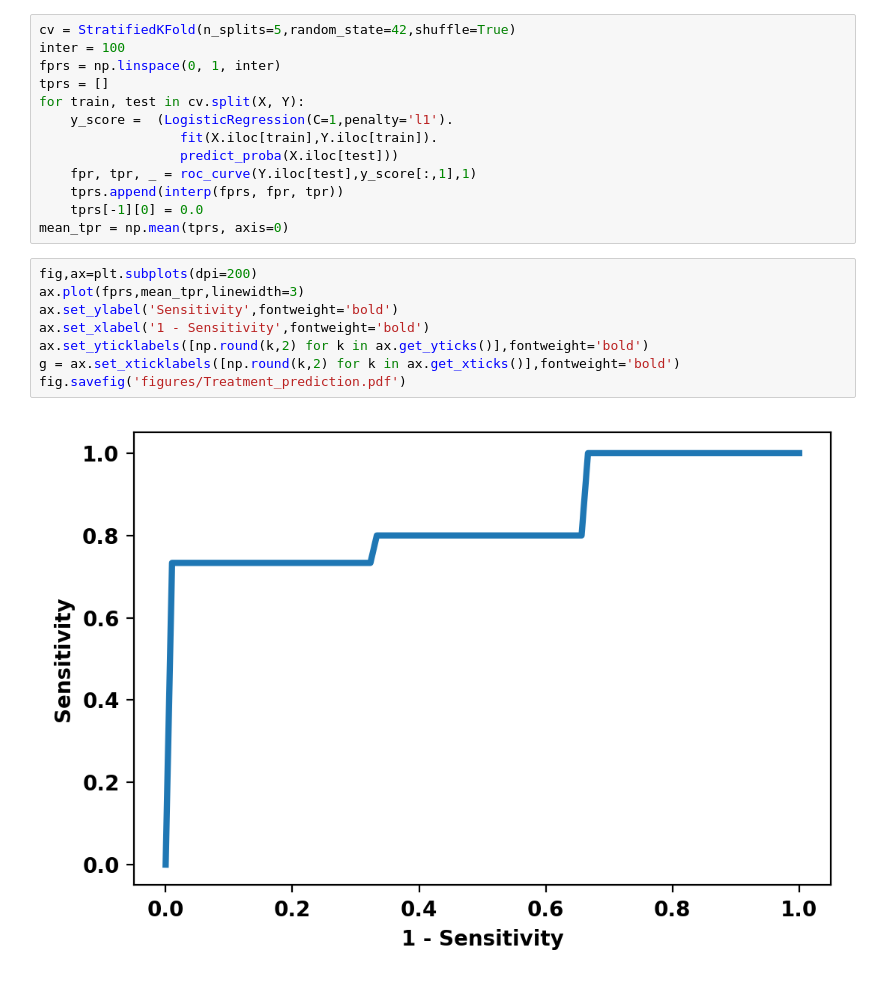
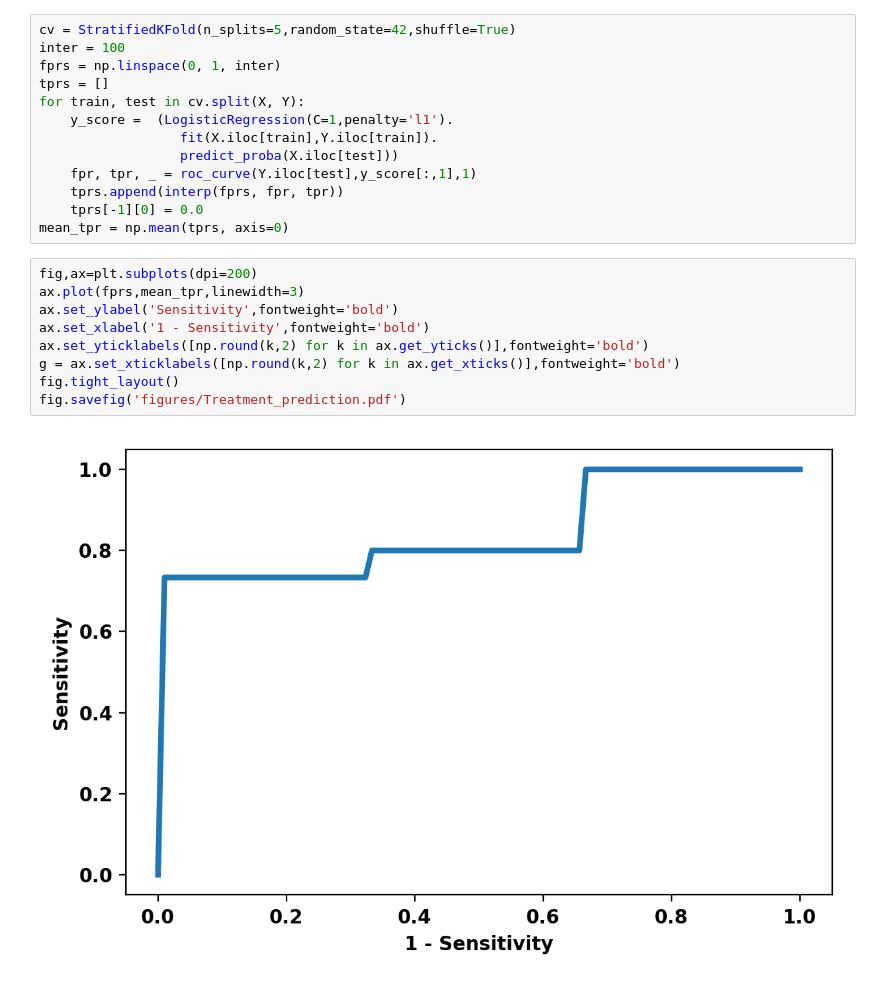
Before and after one commit to ngiangre/cohorts, a Jupyter notebook: Bioinformatics_Note_Implementation.ipynb, the cells around one changed output. Cells and saved outputs as stored; diff of their text form.

Commit message:
reformatted prediction figure

```diff
--- a/Bioinformatics_Note_Implementation.ipynb
+++ b/Bioinformatics_Note_Implementation.ipynb
@@ -155,10 +155,11 @@ mean_tpr = np.mean(tprs, axis=0)
 # %%
 fig,ax=plt.subplots(dpi=200)
 ax.plot(fprs,mean_tpr,linewidth=3)
 ax.set_ylabel('Sensitivity',fontweight='bold')
 ax.set_xlabel('1 - Sensitivity',fontweight='bold')
 ax.set_yticklabels([np.round(k,2) for k in ax.get_yticks()],fontweight='bold')
 g = ax.set_xticklabels([np.round(k,2) for k in ax.get_xticks()],fontweight='bold')
+fig.tight_layout()
 fig.savefig('figures/Treatment_prediction.pdf')
 # %% [output]
-[figure, old version]
+[figure, new version]
```
Also changed, not shown: 2 other files.
